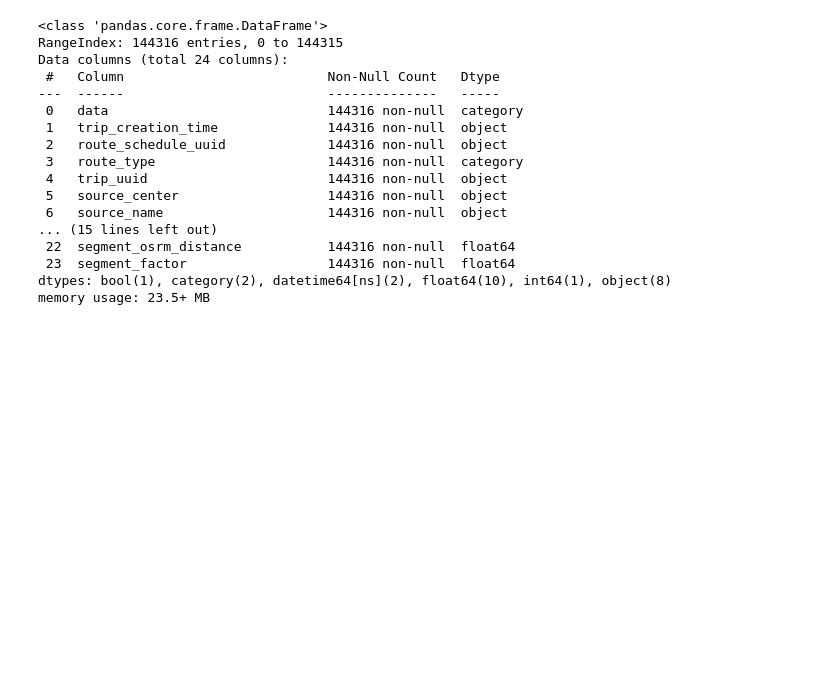
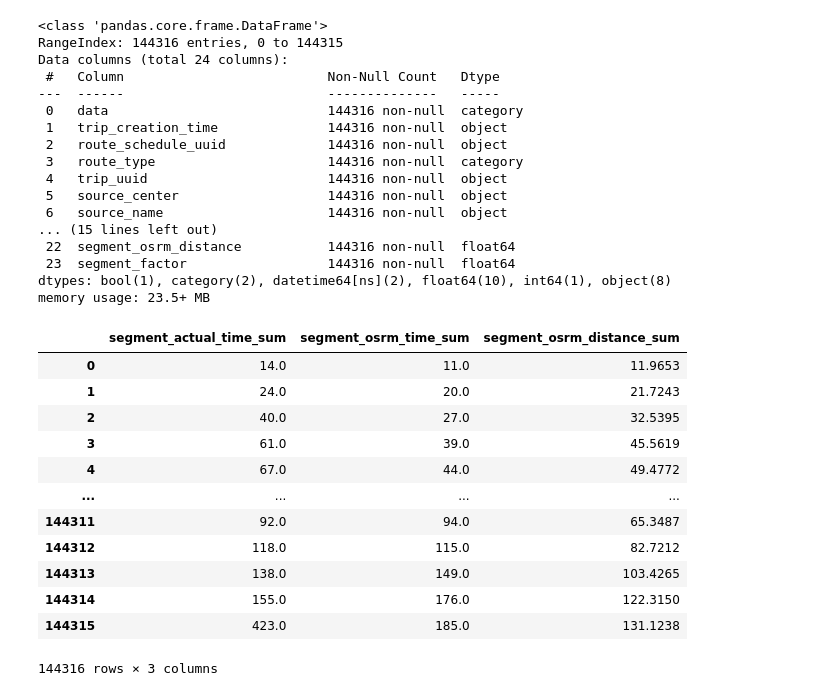
Before and after one commit to Shyamu431/delhivery, a Jupyter notebook: delhivery.ipynb, the cells around one changed output. Cells and saved outputs as stored; diff of their text form; code cells hidden in the pictures; blank space fills up the shorter version.

```diff
--- a/delhivery.ipynb
+++ b/delhivery.ipynb
@@ -106,3 +106,26 @@ Data columns (total 24 columns):
  23  segment_factor                  144316 non-null  float64
 dtypes: bool(1), category(2), datetime64[ns](2), float64(10), int64(1), object(8)
 memory usage: 23.5+ MB
+# %%
+df['segment'] = df['trip_uuid'] + df['source_center'] + df['destination_center']
+
+segment_cols = ['segment_actual_time', 'segment_osrm_time', 'segment_osrm_distance']
+
+for col in segment_cols:
+    df[col+ '_sum'] = df.groupby('segment')[col].cumsum()
+
+df[[col+ '_sum' for col in segment_cols]]
+# %% [output]
+|  | segment_actual_time_sum | segment_osrm_time_sum | segment_osrm_distance_sum |
+| 0 | 14.0 | 11.0 | 11.9653 |
+| 1 | 24.0 | 20.0 | 21.7243 |
+| 2 | 40.0 | 27.0 | 32.5395 |
+| 3 | 61.0 | 39.0 | 45.5619 |
+| 4 | 67.0 | 44.0 | 49.4772 |
+| ... | ... | ... | ... |
+| 144311 | 92.0 | 94.0 | 65.3487 |
+| 144312 | 118.0 | 115.0 | 82.7212 |
+| 144313 | 138.0 | 149.0 | 103.4265 |
+| 144314 | 155.0 | 176.0 | 122.3150 |
+| 144315 | 423.0 | 185.0 | 131.1238 |
+144316 rows × 3 columns
```
Also changed, not shown: parts of 4 cells of this notebook.
